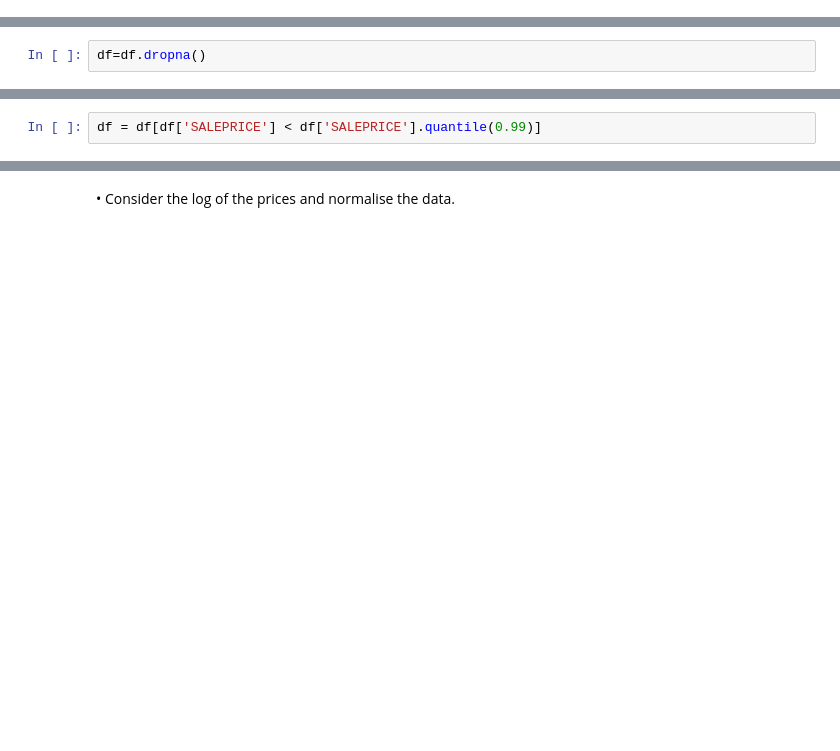
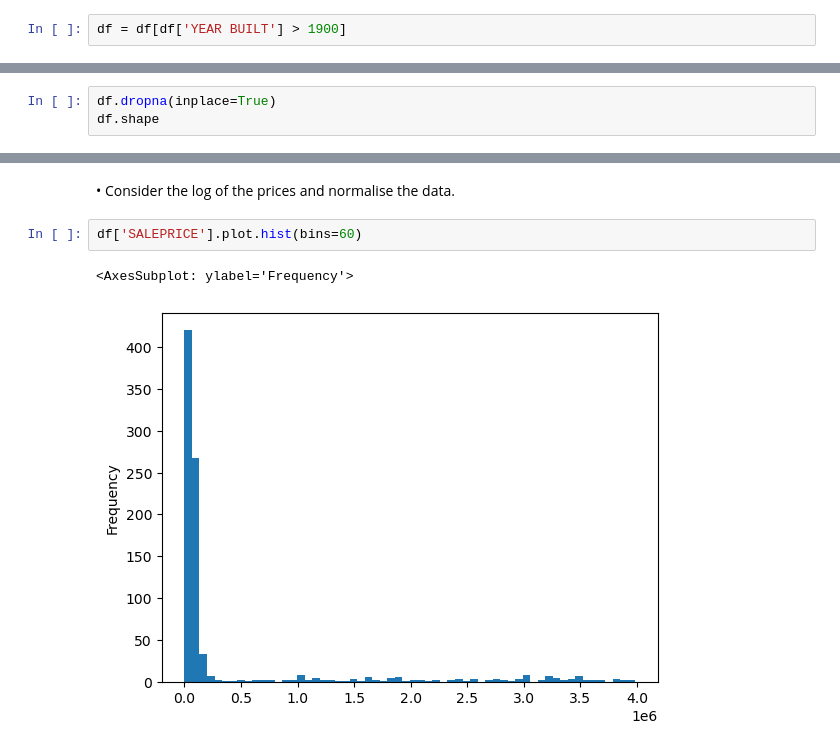
Before and after one commit to Stevedev7/Big-Data-CW, a Jupyter notebook: index.ipynb, the cells around one changed output, grey strips where cells are left out. Cells and saved outputs as stored; diff of their text form; blank space fills up the shorter version.

```diff
--- a/index.ipynb
+++ b/index.ipynb
@@ -154,3 +238,5 @@ df = df.drop(columns=['BOROUGH', 'EASE-MENT', 'APARTMENTNUMBER'])
+# %%
+df = df[df['YEAR BUILT'] > 1900]
 # %% [markdown]
 Drop duplicates if any
 # %%
@@ -161,4 +299,2 @@ df.shape
 # %% [markdown]
 Drop rows with NaN values
-# %%
-df=df.dropna()
@@ -168,0 +301,3 @@ Index: []
+# %%
+df.dropna(inplace=True)
+df.shape
@@ -169,7 +306,5 @@ Index: []
 # %% [markdown]
 Identify and remove outliers if any
-# %%
-df = df[df['SALEPRICE'] < df['SALEPRICE'].quantile(0.99)]
 # %%
 print("\nShape of the resulting dataframe:", df.shape)
 # %% [output]
@@ -177,2 +312,7 @@ Shape of the resulting dataframe: (0, 18)
 # %% [markdown]
 •	Consider the log of the prices and normalise the data.
+# %%
+df['SALEPRICE'].plot.hist(bins=60)
+# %% [output]
+<AxesSubplot: ylabel='Frequency'>
+[figure, added]
```
Also changed, not shown: parts of 53 cells of this notebook, 1 other file.
